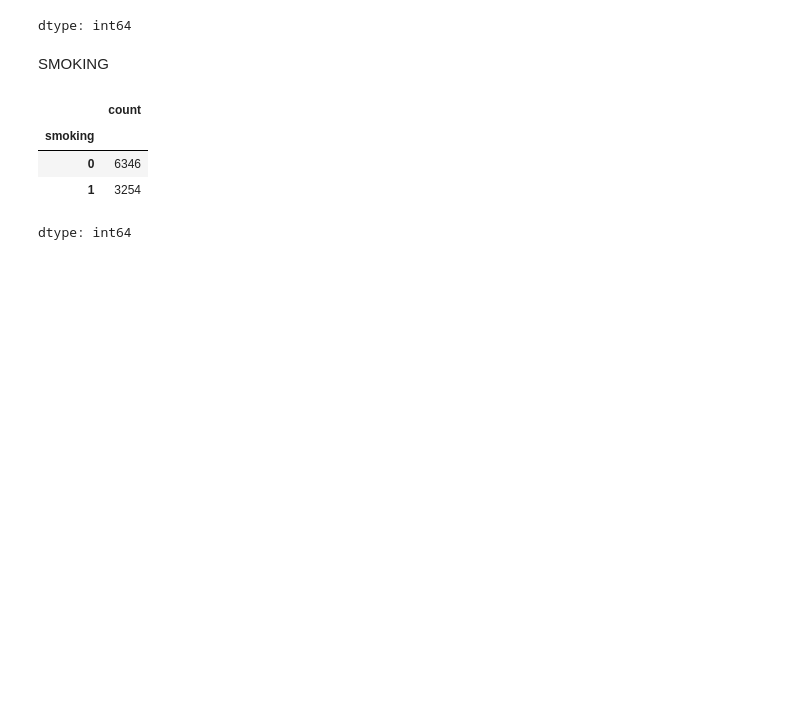
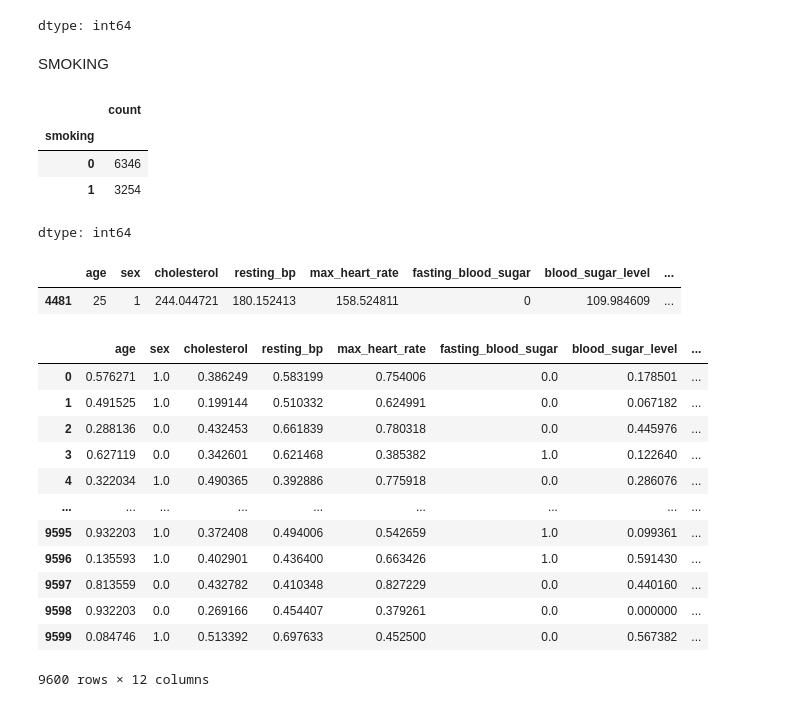
Before and after one commit to saaaaaaaaaaaaaad56/CodeAlpha_Disease_prediction, a Jupyter notebook: execution.ipynb, the cells around one changed output. Drawn from its saved outputs; the diff is of its cells as text; code cells hidden in the pictures; blank space fills up the shorter version.

```diff
--- a/execution.ipynb
+++ b/execution.ipynb
@@ -239,3 +248,8 @@ x_train['smoking'].value_counts()
 | 0 | 6346 |
 | 1 | 3254 |
 dtype: int64
+# %%
+x_test.head(1)
+# %% [output]
+|  | age | sex | cholesterol | resting_bp | max_heart_rate | fasting_blood_sugar | blood_sugar_level | ... |
+| 4481 | 25 | 1 | 244.044721 | 180.152413 | 158.524811 | 0 | 109.984609 | ... |
@@ -241,0 +262,16 @@ dtype: int64
+# %%
+x_train
+# %% [output]
+|  | age | sex | cholesterol | resting_bp | max_heart_rate | fasting_blood_sugar | blood_sugar_level | ... |
+| 0 | 0.576271 | 1.0 | 0.386249 | 0.583199 | 0.754006 | 0.0 | 0.178501 | ... |
+| 1 | 0.491525 | 1.0 | 0.199144 | 0.510332 | 0.624991 | 0.0 | 0.067182 | ... |
+| 2 | 0.288136 | 0.0 | 0.432453 | 0.661839 | 0.780318 | 0.0 | 0.445976 | ... |
+| 3 | 0.627119 | 0.0 | 0.342601 | 0.621468 | 0.385382 | 1.0 | 0.122640 | ... |
+| 4 | 0.322034 | 1.0 | 0.490365 | 0.392886 | 0.775918 | 0.0 | 0.286076 | ... |
+| ... | ... | ... | ... | ... | ... | ... | ... | ... |
+| 9595 | 0.932203 | 1.0 | 0.372408 | 0.494006 | 0.542659 | 1.0 | 0.099361 | ... |
+| 9596 | 0.135593 | 1.0 | 0.402901 | 0.436400 | 0.663426 | 1.0 | 0.591430 | ... |
+| 9597 | 0.813559 | 0.0 | 0.432782 | 0.410348 | 0.827229 | 0.0 | 0.440160 | ... |
+| 9598 | 0.932203 | 0.0 | 0.269166 | 0.454407 | 0.379261 | 0.0 | 0.000000 | ... |
+| 9599 | 0.084746 | 1.0 | 0.513392 | 0.697633 | 0.452500 | 0.0 | 0.567382 | ... |
+9600 rows × 12 columns
```
Also changed, not shown: parts of 15 cells of this notebook.
